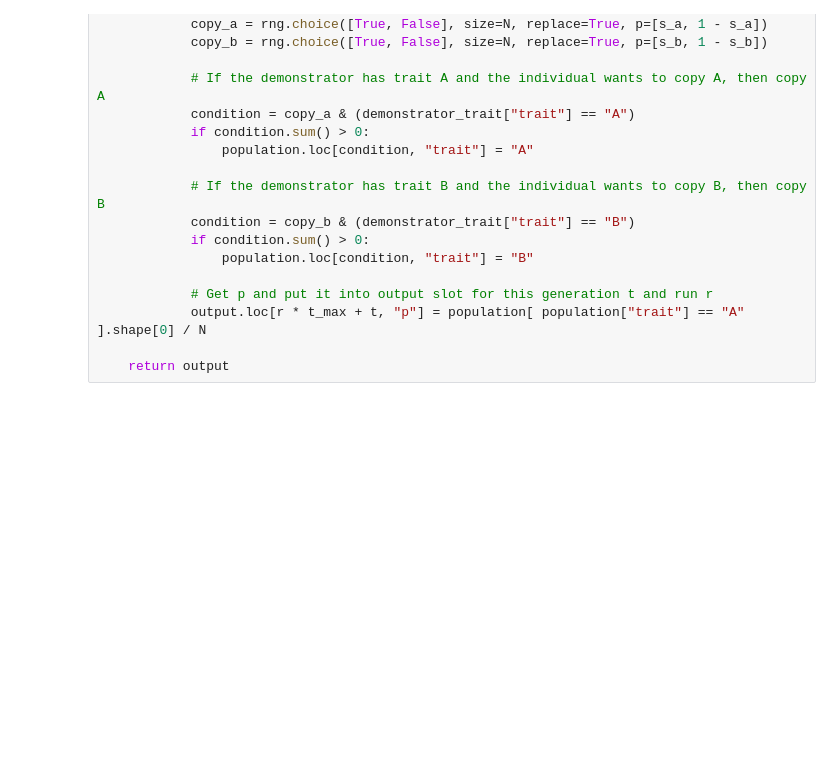
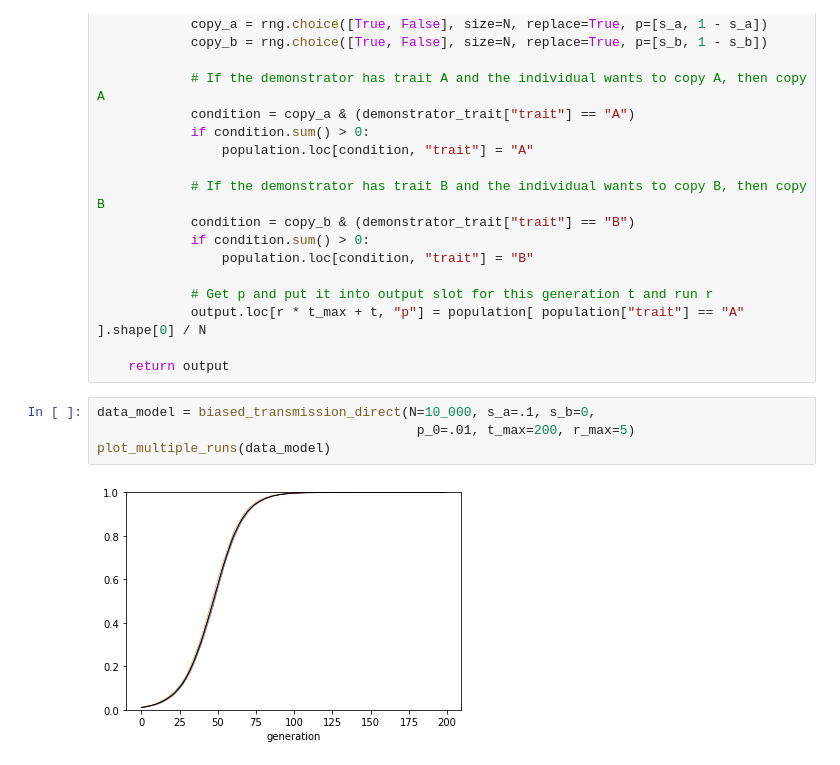
Before and after one commit to fabianmoss/musicmemes, a Jupyter notebook: chapter03.ipynb, the cells around one changed output. Cells and saved outputs as stored; diff of their text form; blank space fills up the shorter version.

```diff
--- a/chapter03.ipynb
+++ b/chapter03.ipynb
@@ -52,3 +52,9 @@ def biased_transmission_direct(N, s_a, s_b, p_0, t_max, r_max):
             output.loc[r * t_max + t, "p"] = population[ population["trait"] == "A" ].shape[0] / N
 
     return output
+# %%
+data_model = biased_transmission_direct(N=10_000, s_a=.1, s_b=0,
+                                         p_0=.01, t_max=200, r_max=5)
+plot_multiple_runs(data_model)
+# %% [output]
+[figure, added]
```
Also changed, not shown: parts of 4 cells of this notebook.
